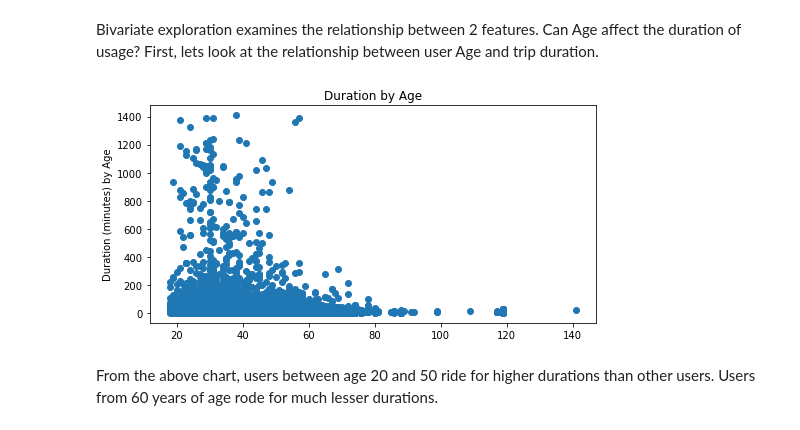
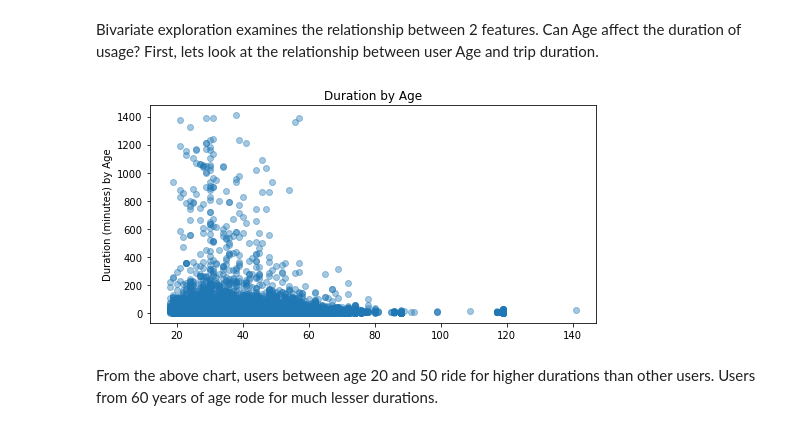
Before and after one commit to Emydata/Fordgobike-analysis, a Jupyter notebook: Project3/Project 3 exploratory.ipynb, the cells around one changed output. Saved outputs shown, nothing was run; the diff lists cells and outputs as text; code cells hidden in the pictures.

```diff
--- a/Project3/Project 3 exploratory.ipynb
+++ b/Project3/Project 3 exploratory.ipynb
@@ -336,12 +352,12 @@ Bivariate exploration examines the relationship between 2 features. Can Age affe
 First, lets look at the relationship between user Age and trip duration.
 # %%
 plt.figure(figsize=[8,4])
-plt.scatter(data = bike_df1, x ='member_age', y = 'duration_minutes', alpha = None)
+plt.scatter(data = bike_df1, x ='member_age', y = 'duration_minutes', alpha = 0.4)
 plt.title('Duration by Age')
 plt.ylabel('Duration (minutes) by Age')
 plt.show()
 # %% [output]
-[figure, old version]
+[figure, new version]
 # %% [markdown]
 From the above chart, users between age 20 and 50 ride for higher durations than other users. Users from 60 years of age rode for much lesser durations.
 # %% [markdown]
```
Also changed, not shown: parts of 23 cells of this notebook, 8 other files.
